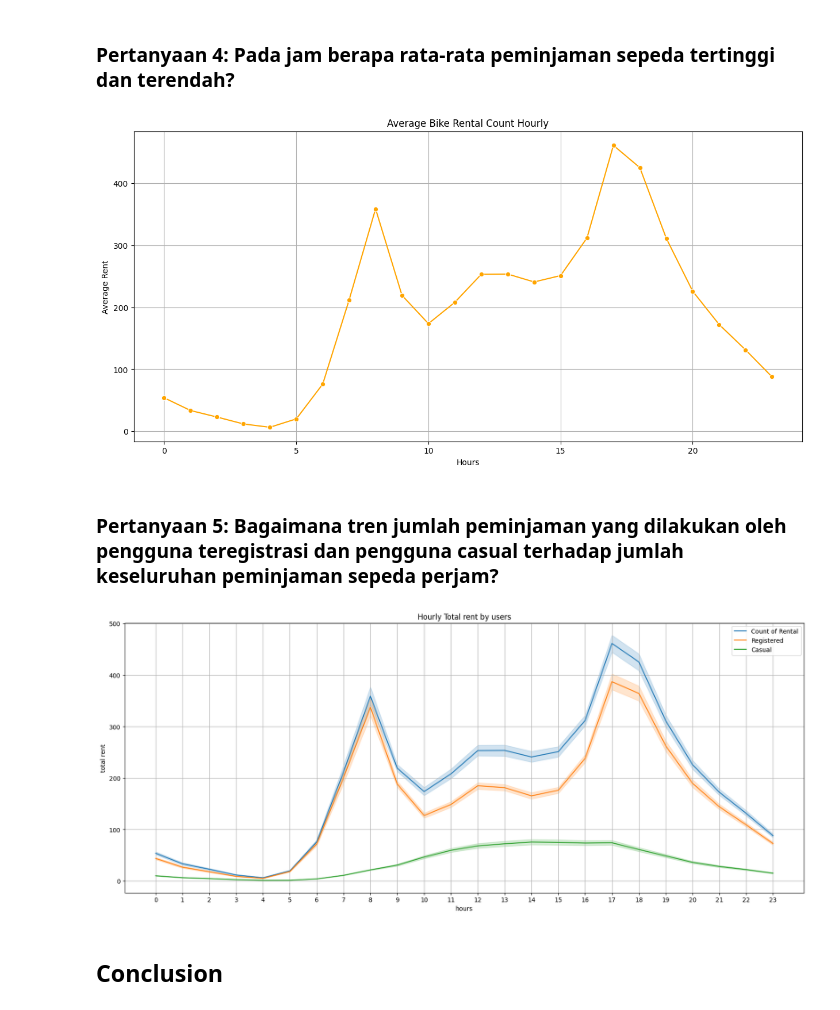
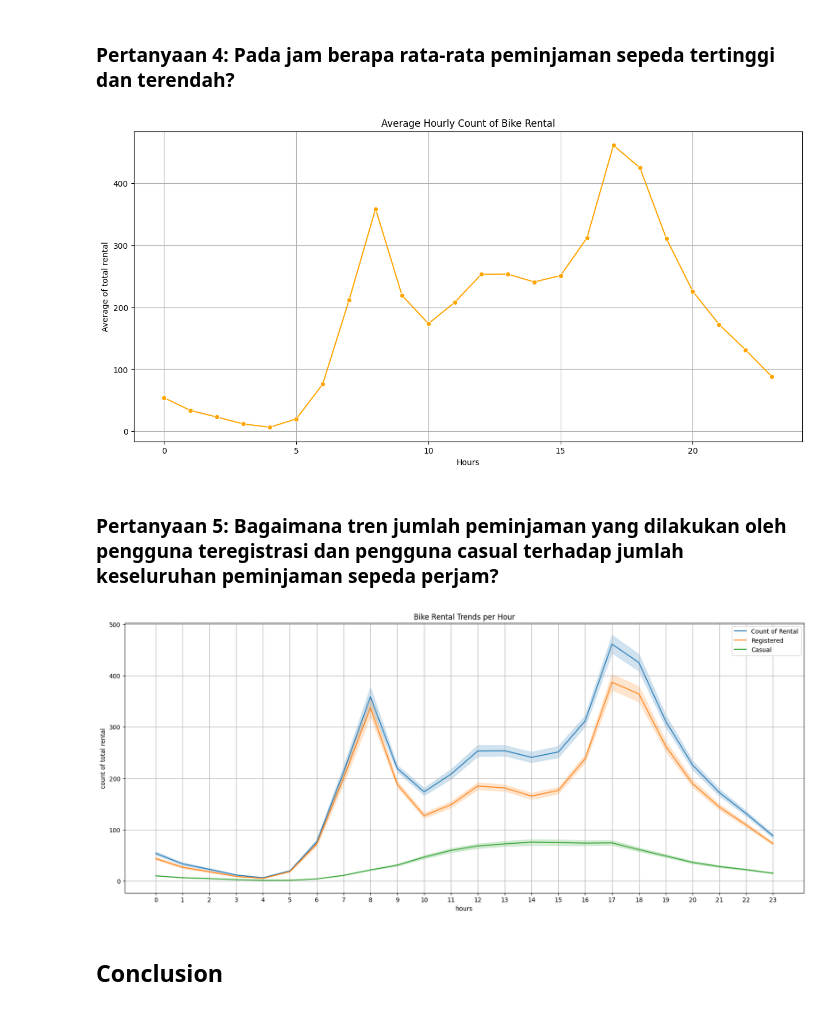
Before and after one commit to meikotrip/submission_belajar_analysis_data_dengan_python, a Jupyter notebook: Proyek_Analisis_Data_Bike_Sharing_Dicoding.ipynb, the cells around one changed output. Drawn from its saved outputs; the diff is of its cells as text; code cells hidden in the pictures.

```diff
--- a/Proyek_Analisis_Data_Bike_Sharing_Dicoding.ipynb
+++ b/Proyek_Analisis_Data_Bike_Sharing_Dicoding.ipynb
@@ -499,17 +493,17 @@ See the caveats in the documentation: https://pandas.pydata.org/pandas-docs/stab
 # %%
 # Menetapkan data yang digunakan
 mean_hourly_df = hour_day_df.groupby('hr')['cnt'].mean().reset_index()
 
 # Membuat plot line chart
 plt.figure(figsize = (15,7))
 ax = sns.lineplot(data=mean_hourly_df, x="hr", y="cnt", color='orange', errorbar=None, marker="o")
 plt.xlabel("Hours")
-plt.ylabel("Average Rent")
-plt.title("Average Bike Rental Count Hourly")
+plt.ylabel("Average of total rental")
+plt.title("Average Hourly Count of Bike Rental")
 plt.grid()
 plt.show()
 # %% [output]
-[figure, old version]
+[figure, new version]
 # %% [markdown]
 ### Pertanyaan 5: Bagaimana tren jumlah peminjaman yang dilakukan oleh pengguna teregistrasi dan pengguna casual terhadap jumlah keseluruhan peminjaman sepeda perjam?
 # %%
@@ -520,15 +514,15 @@ count_rent_df=hour_day_df[['hr','registered','casual','cnt']]
 plt.figure(figsize=(20,8))
 plt.xticks([i for i in range(24)])
 plt.xlabel("hours")
-plt.ylabel("total rent")
-plt.title("Hourly Total rent by users")
+plt.ylabel("count of total rental")
+plt.title("Bike Rental Trends per Hour")
 sns.lineplot(x="hr", y="cnt", data=count_rent_df, label='Count of Rental')
 sns.lineplot(x="hr", y="registered", data=count_rent_df, label='Registered')
 sns.lineplot(x="hr", y="casual", data=count_rent_df, label='Casual')
 plt.grid()
 plt.show()
 # %% [output]
-[figure, old version]
+[figure, new version]
 # %% [markdown]
 ## Conclusion
 # %% [markdown]
```
Also changed, not shown: parts of 5 cells of this notebook, 2 other files.
